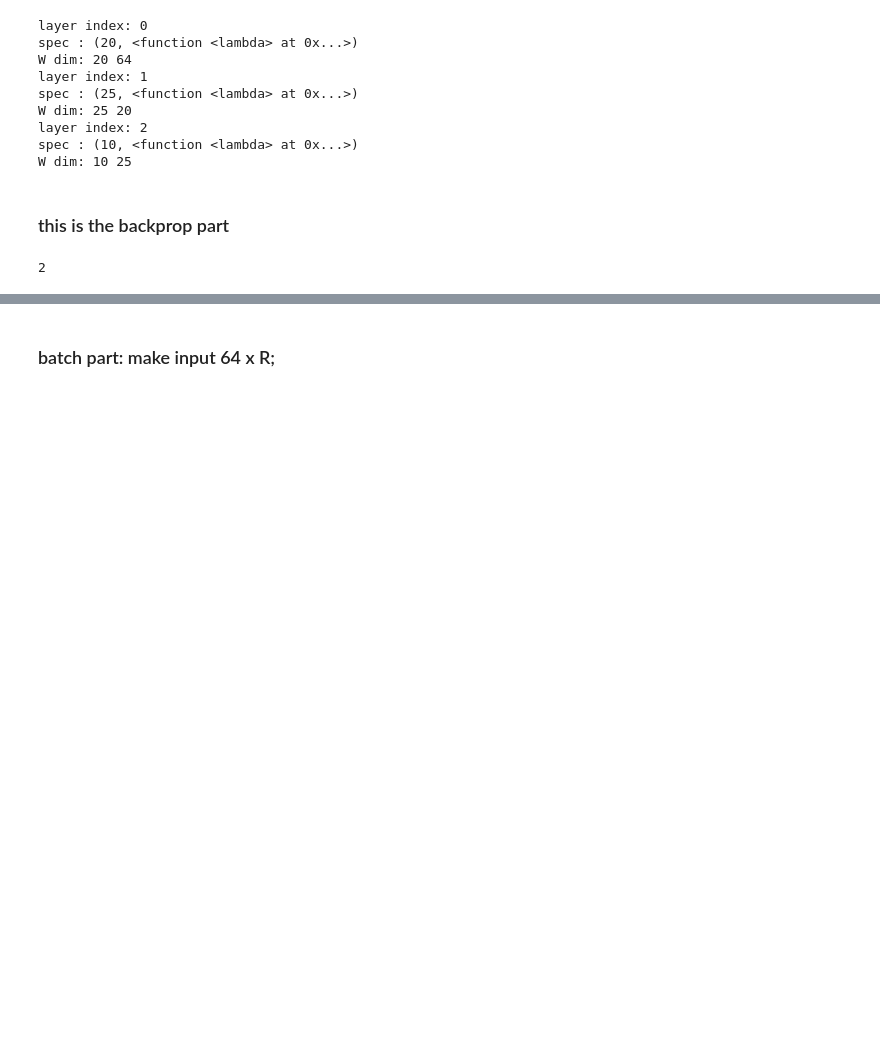
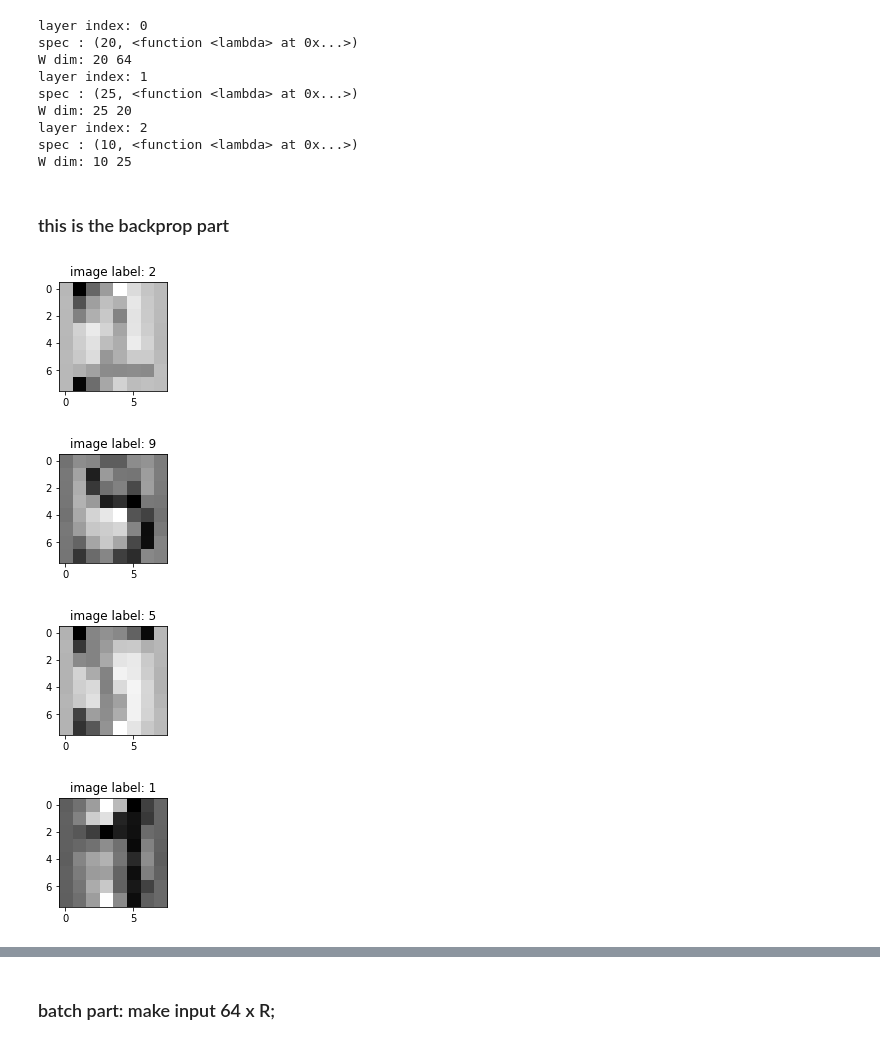
Before and after one commit to mm-ten/reinforcer, a Jupyter notebook: backprop_multilayer.ipynb, the cells around one changed output, grey strips where cells are left out. Drawn from its saved outputs; the diff is of its cells as text; code cells hidden in the pictures; blank space fills up the shorter version.

```diff
--- a/backprop_multilayer.ipynb
+++ b/backprop_multilayer.ipynb
@@ -491,6 +489,3 @@ class NeuralNet():
         return np.mean(y_preds == y)
 # %%
 # fn_softmax(np.ones(10)) * fn_softmax(np.ones(10))
-# %%
-for i in reversed(range(10)):
-    print(i)
@@ -848,12 +801,19 @@ W dim: 10 25
 # %% [markdown]
 ### this is the backprop part
-# %%
-x_input = X_train[0]
-# x_input
-# %%
-y_target = y_train[0]
-y_target
-# %% [output]
-2
+# %%
+
+for i in range(0, 4):
+    x_input  = X_train[i]
+    y_target = y_train[i]
+
+    plt.figure(figsize=(2, 2))
+    plt.imshow(x_input.reshape(8, 8), cmap=plt.cm.gray_r,
+               interpolation='nearest')
+    plt.title("image label: %d" % y_target);
+# %% [output]
+[figure, added]
+[figure, added]
+[figure, added]
+[figure, added]
 # %%
 lst_delta = nn.backpropagate(x_input, y_target)
```
Also changed, not shown: parts of 11 cells of this notebook, 3 other files.
